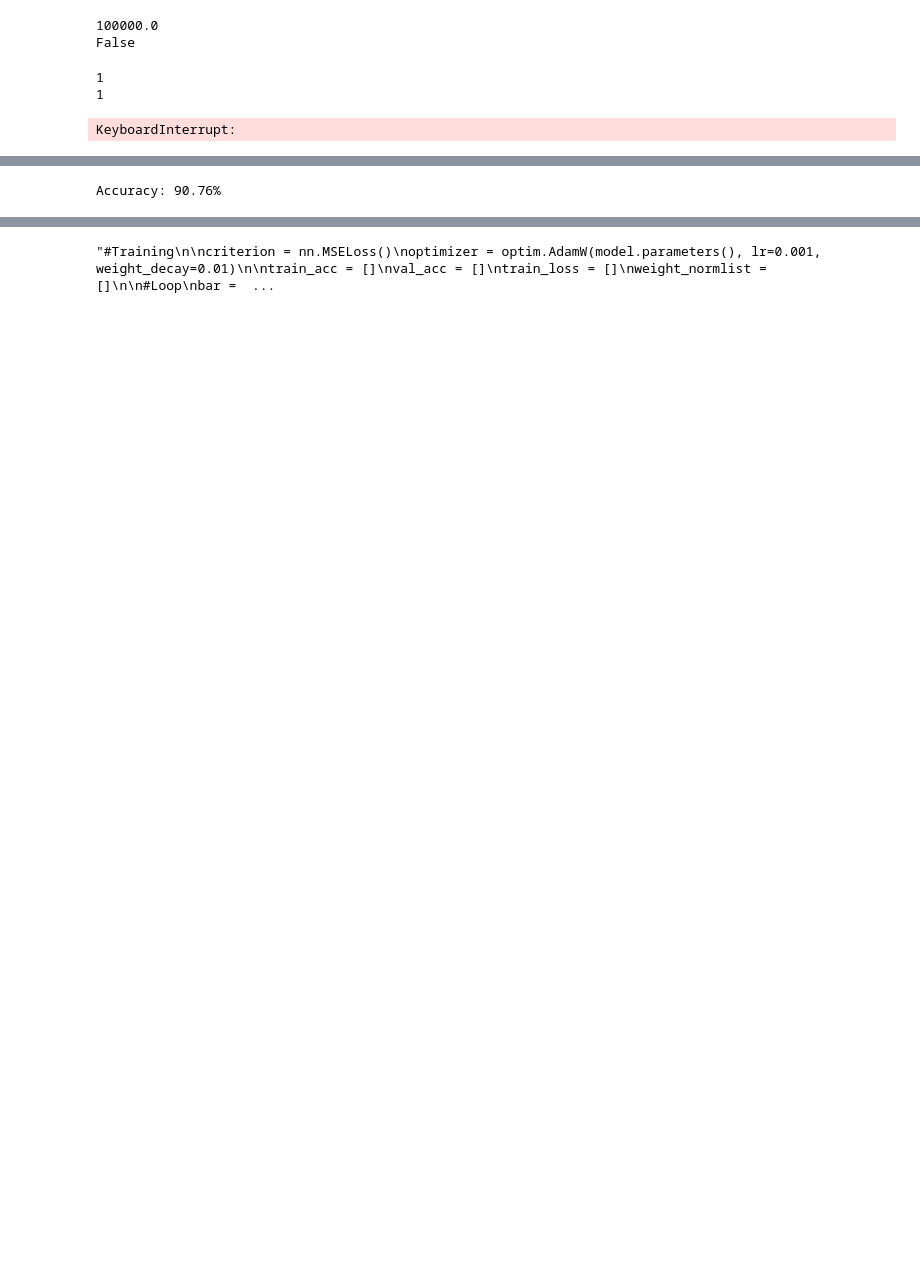
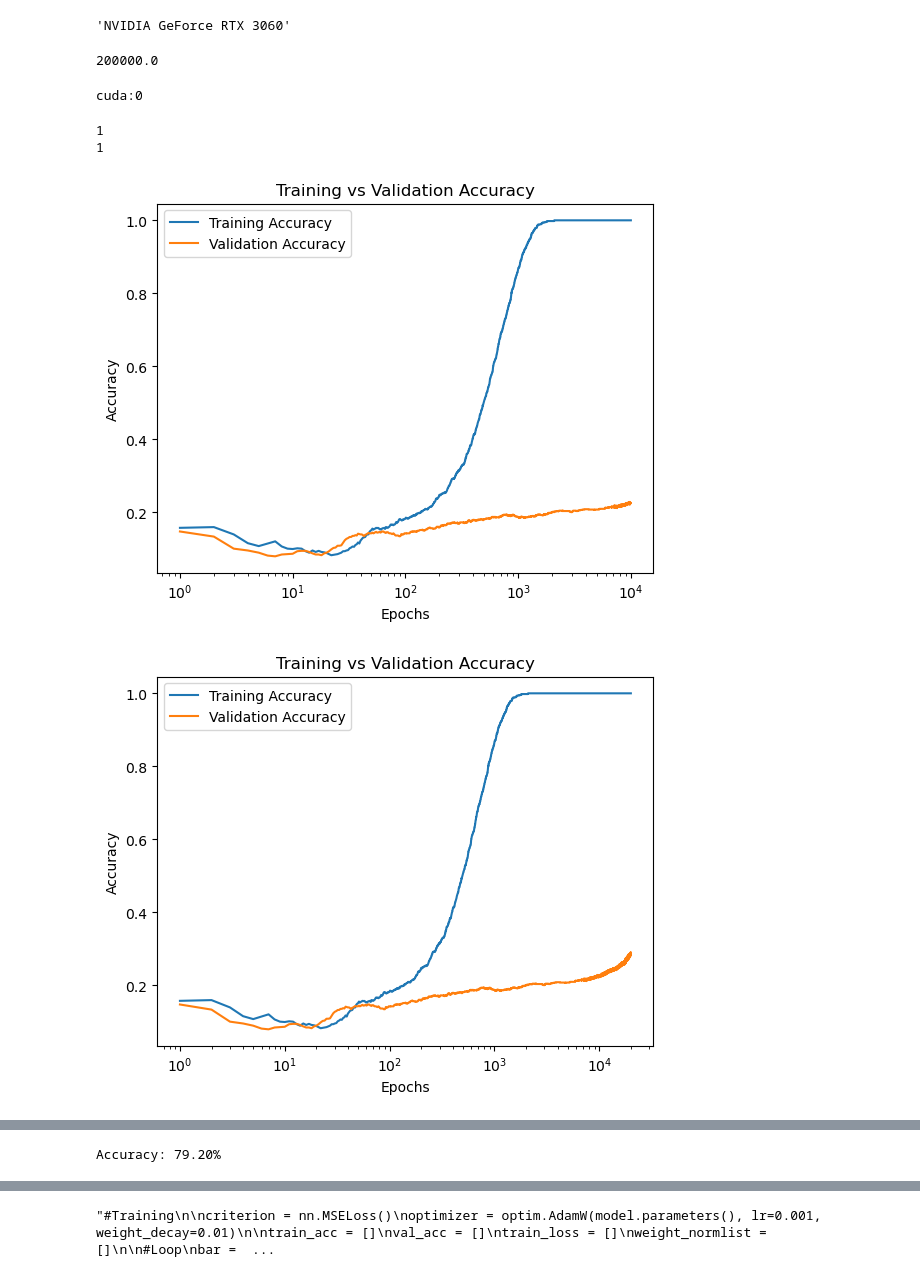
Before and after one commit to VHungProjects/Analysis-of-Task-Learning-Capabilities-of-Grokking-in-Neural-Network-Models, a Jupyter notebook: Training-MNIST/mnistGrok.ipynb, the cells around one changed output, grey strips where cells are left out. Drawn from its saved outputs; the diff is of its cells as text; code cells hidden in the pictures; blank space fills up the shorter version.

Commit message:
mnist training & redundant data deletion

```diff
--- a/Training-MNIST/mnistGrok.ipynb
+++ b/Training-MNIST/mnistGrok.ipynb
@@ -11,6 +24,10 @@ from tqdm import tqdm
+# %%
+torch.cuda.get_device_name(0)
+# %% [output]
+'NVIDIA GeForce RTX 3060'
 # %%
 #Set Parameters here
-epochs = 100000
+epochs = 200000
 batch_size = 1000
 train_points = 1000 # 60k total training examples, 10k test examples
 test_points = 1000
@@ -19,19 +36,22 @@ weight_decay = 0.01
 initialization_scale = 8.0
 #Optmization steps should be train_points/batchsize * epochs
 print(train_points/batch_size * epochs)
-print(torch.cuda.is_available())
+device = torch.device('cuda:0' if torch.cuda.is_available() else 'cpu')
 # %% [output]
-100000.0
-False
+200000.0
+# %%
+print(device)
+# %% [output]
+cuda:0
 # %%
 #Network Structure
 class mnistClassification(nn.Module):
     def __init__(self):
         super(mnistClassification, self).__init__()
-        self.flatten = nn.Flatten()
-        self.fc1 = nn.Linear(784, 200)
-        self.fc2 = nn.Linear(200, 200)
-        self.fc3 = nn.Linear(200, 10)
+        self.flatten = nn.Flatten().to(device)
+        self.fc1 = nn.Linear(784, 200).to(device)
+        self.fc2 = nn.Linear(200, 200).to(device)
+        self.fc3 = nn.Linear(200, 10).to(device)
 
     def forward(self, x):
         x = self.flatten(x)
@@ -40,7 +60,7 @@ class mnistClassification(nn.Module):
         x = self.fc3(x)
         return x
 
-model = mnistClassification()
+model = mnistClassification().to(device)
 
 with torch.no_grad():
     for p in model.parameters():
@@ -63,43 +83,75 @@ print(len(test_loader))
 #Training
 
 criterion = nn.MSELoss()
-optimizer = optim.AdamW(model.parameters(), lr=lr, weight_decay=weight_decay)
+optimizer = optim.AdamW(model.parameters(), lr=0.001, weight_decay=0.01)
 
 train_acc = []
 val_acc = []
 train_loss = []
 weight_normlist = []
 
 #Loop
 bar = tqdm(range(epochs))
 for epoch in bar:
     model.train()
     running_loss = 0.0
     correct_train = 0
     total_train = 0
 
     for images, labels in train_loader:
+        images = images.to(device)
+        labels = labels.to(device)
         optimizer.zero_grad()
         outputs = model(images)
         labels_one_hot = F.one_hot(labels, 10).float()
         loss = criterion(outputs, labels_one_hot)
         loss.backward()
         optimizer.step()
         running_loss += loss.item()
 
-    #Calculate Train Accuracy
+    # Calculate Train Accuracy
     _, predicted = torch.max(outputs.data, 1)
     correct_train += (predicted == labels).sum().item()
     total_train += labels.size(0)
     train_accuracy = correct_train / total_train
     train_acc.append(train_accuracy)
-    #Store loss
-    train_loss.append(loss)
 
-    #Calculate Weight Norm
+    # Store loss
+    train_loss.append(loss.item())
+
+    # Calculate Validation Accuracy
+    model.eval()
+    total = 0
+    correct = 0
+    with torch.no_grad():
+        for x, labels in test_loader:
+            x = x.to(device)
+            labels = labels.to(device)
+            y = model(x)
+            _, predicted = torch.max(y, 1)
+            correct += (predicted == labels).sum().item()
+            total += labels.size(0)
+    val_accuracy = correct / total
+    val_acc.append(val_accuracy)
+
+    # Calculate Weight Norm
     weight_norm = sum(p.norm().item() for p in model.parameters())
     weight_normlist.append(weight_norm)
-    #print(f'Epoch [{epoch+1}/{epochs}], Loss: {running_loss/len(train_loader):.4f}')
-    bar.set_description(f'Epoch [{epoch+1}/{epochs}], Loss: {loss:.4f}, Train Accuracy: {train_accuracy:.4f}, Weight Norm: {weight_norm:.4f}')
+
+    # Print progress
+    bar.set_description(f'Epoch [{epoch+1}/{epochs}], Loss: {loss:.4f}, Train Accuracy: {train_accuracy:.4f}, Val Accuracy: {val_accuracy:.4f}, Weight Norm: {weight_norm:.4f}')
+
+    # Plot graph every 50,000 epochs
+    if (epoch + 1) % 10000 == 0:
+        import matplotlib.pyplot as plt
+        plt.xscale("log")
+        plt.plot(range(1, epoch + 2), train_acc, label='Training Accuracy')
+        plt.plot(range(1, epoch + 2), val_acc, label='Validation Accuracy')
+        plt.xlabel('Epochs')
+        plt.ylabel('Accuracy')
+        plt.title('Training vs Validation Accuracy')
+        plt.legend()
+        plt.show()
 # %% [output]
-KeyboardInterrupt:
+[figure, added]
+[figure, added]
@@ -111,6 +165,8 @@ correct = 0
 one_hots = torch.eye(10, 10)
 with torch.no_grad():
         for x, labels in test_loader:
+            x = x.to(device)
+            labels = labels.to(device)
             y = model(x)
             _, predicted = torch.max(y,1)
             correct += (predicted == labels).sum().item()
@@ -119,7 +175,7 @@ with torch.no_grad():
 
 print(f'Accuracy: {100 * correct / total:.2f}%')
 # %% [output]
-Accuracy: 90.76%
+Accuracy: 79.20%
 # %%
 import matplotlib.pyplot as plt
 
```
Also changed, not shown: parts of 7 cells of this notebook, 12 other files.
